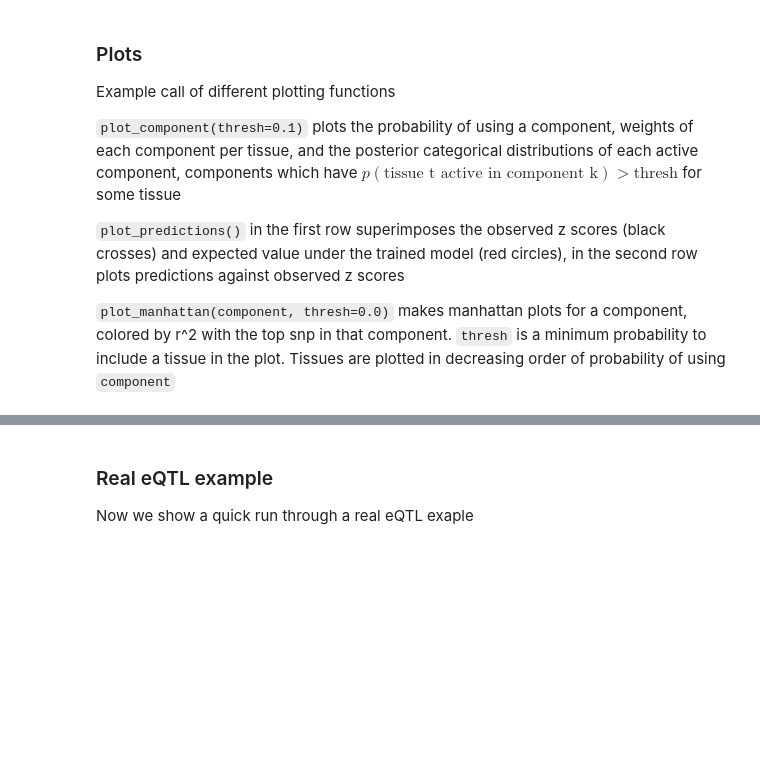
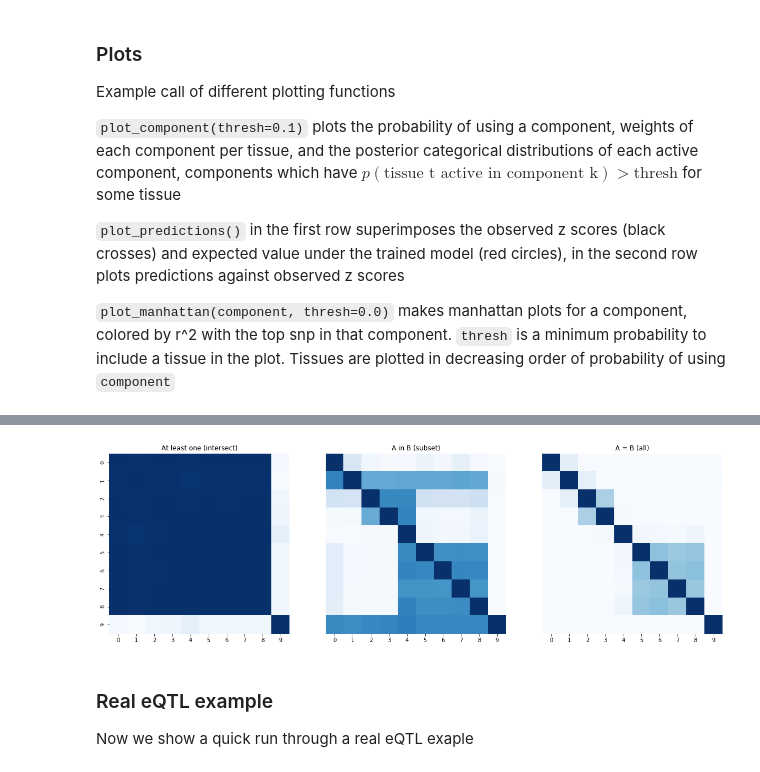
Before and after one commit to karltayeb/cafeh, a Jupyter notebook: coloc/example.ipynb, the cells around one changed output, grey strips where cells are left out. Drawn from its saved outputs; the diff is of its cells as text; code cells hidden in the pictures; blank space fills up the shorter version.

```diff
--- a/coloc/example.ipynb
+++ b/coloc/example.ipynb
@@ -111,5 +150,7 @@ model.get_component_colocalization(1)
 # %%
-model.get_global_colocalzation()
+model.plot_colocalizations()
+# %% [output]
+[figure, added]
 # %% [markdown]
 ### Real eQTL example
 
```
Also changed, not shown: parts of 36 cells of this notebook, 2 other files.
